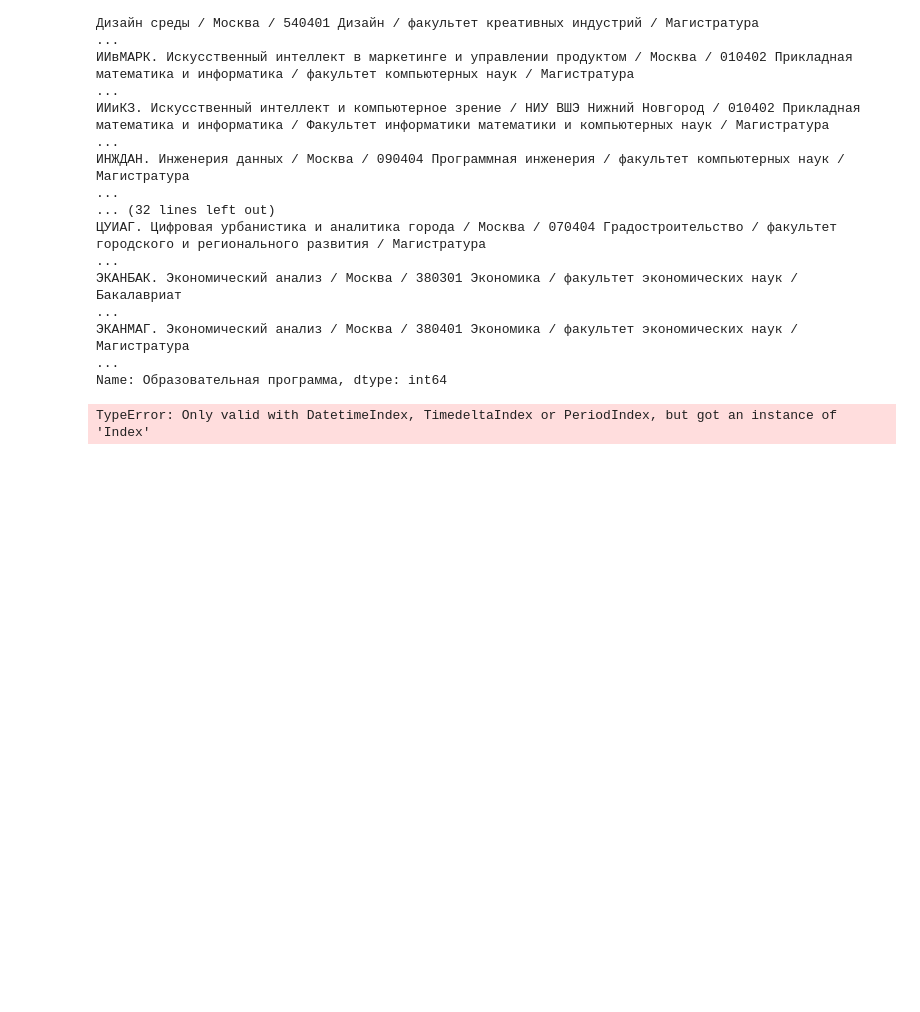
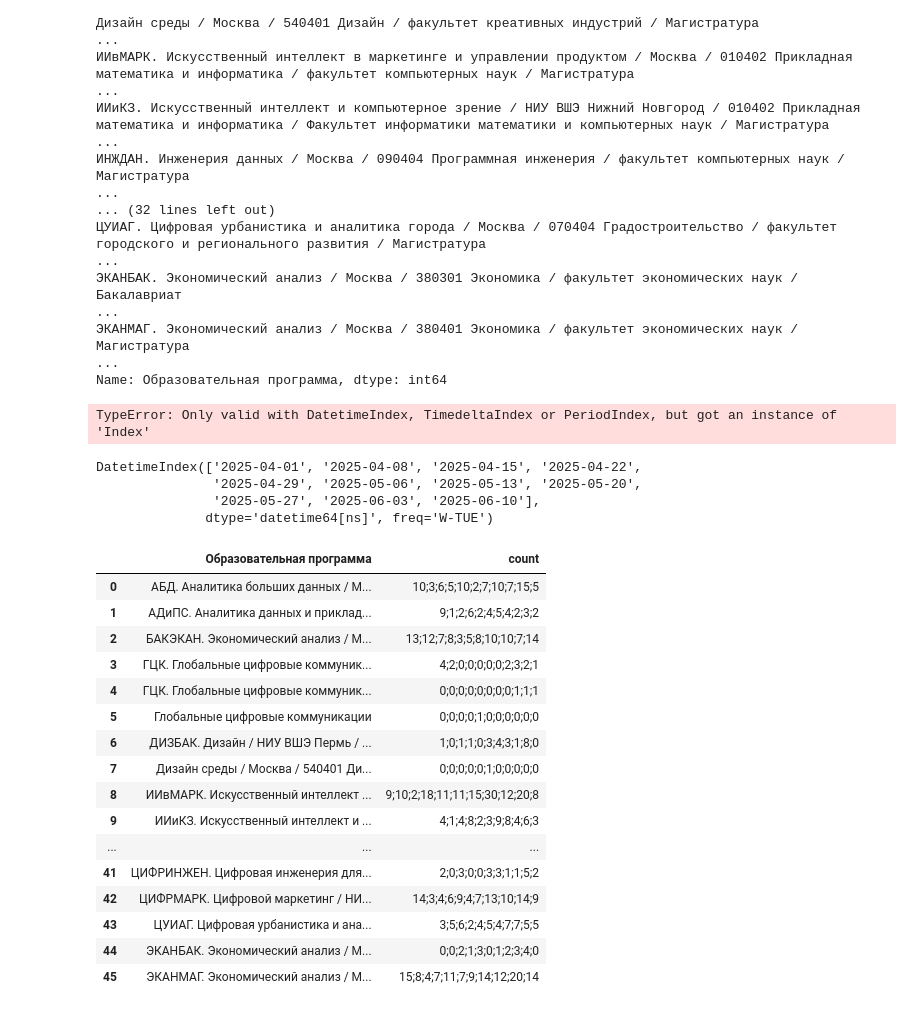
Before and after one commit to iasonov/HSE_dashboard, a Jupyter notebook: src/test.ipynb, the cells around one changed output. Saved outputs shown, nothing was run; the diff lists cells and outputs as text; code cells hidden in the pictures; blank space fills up the shorter version.

Commit message:
Weekly trends in development

```diff
--- a/src/test.ipynb
+++ b/src/test.ipynb
@@ -3047,3 +3050,72 @@ def process_bitrix_by_week(df, df_bitrix_after_april):
     # return np.array2string(counts.values, separator=";")[1:-1]
 
     return df_bitrix_after_april
+# %%
+df = df_bitrix_after_april.copy()
+df[bitrix_col_date] = pd.to_datetime(df[bitrix_col_date])
+
+# Вычисляем номер недели (можно также использовать понедельник недели как якорь)
+df['week_start'] = df[bitrix_col_date].dt.to_period('W-MON').apply(lambda r: r.start_time)
+
+# Группируем по программе и неделе
+weekly_counts = df.groupby([col_programs_names, 'week_start']).size().reset_index(name='count')
+
+# Получим все уникальные программы и все недели
+all_programs = weekly_counts[col_programs_names].unique()
+all_weeks = pd.date_range(start=pd.Timestamp(year=2025, month=4, day=1, hour=0, minute=0, second=0),
+                          end=weekly_counts['week_start'].max(),
+                          freq='W-TUE')  # каждую неделю по понедельникам
+
+all_weeks
+# %% [output]
+DatetimeIndex(['2025-04-01', '2025-04-08', '2025-04-15', '2025-04-22',
+               '2025-04-29', '2025-05-06', '2025-05-13', '2025-05-20',
+               '2025-05-27', '2025-06-03', '2025-06-10'],
+              dtype='datetime64[ns]', freq='W-TUE')
+# %%
+df = df_bitrix_after_april.copy()
+df[bitrix_col_date] = pd.to_datetime(df[bitrix_col_date])
+
+# Вычисляем номер недели (можно также использовать понедельник недели как якорь)
+df['week_start'] = df[bitrix_col_date].dt.to_period('W-MON').apply(lambda r: r.start_time)
+
+# Группируем по программе и неделе
+weekly_counts = df.groupby([col_programs_names, 'week_start']).size().reset_index(name='count')
+
+# Получим все уникальные программы и все недели
+all_programs = weekly_counts[col_programs_names].unique()
+all_weeks = pd.date_range(start=pd.Timestamp(year=2025, month=4, day=1, hour=0, minute=0, second=0),
+                          end=weekly_counts['week_start'].max(),
+                          freq='W-TUE')  # каждую неделю по понедельникам
+
+# Создаем полную сетку: программа × неделя
+full_index = pd.MultiIndex.from_product([all_programs, all_weeks], names=[col_programs_names, 'week_start'])
+full_df = pd.DataFrame(index=full_index).reset_index()
+
+# Объединяем с посчитанными заявками
+merged = pd.merge(full_df, weekly_counts, how='left', on=[col_programs_names, 'week_start'])
+merged['count'] = merged['count'].fillna(0).astype(int)
+
+# Группируем по программе и объединяем значения в строку через ";"
+result = merged.groupby(col_programs_names)['count'].apply(lambda x: ';'.join(map(str, x))).reset_index()
+
+# Результат в DataFrame `result`
+display(result)
+# %% [output]
+|  | Образовательная программа | count |
+| 0 | АБД. Аналитика больших данных / М... | 10;3;6;5;10;2;7;10;7;15;5 |
+| 1 | АДиПС. Аналитика данных и приклад... | 9;1;2;6;2;4;5;4;2;3;2 |
+| 2 | БАКЭКАН. Экономический анализ / М... | 13;12;7;8;3;5;8;10;10;7;14 |
+| 3 | ГЦК. Глобальные цифровые коммуник... | 4;2;0;0;0;0;0;2;3;2;1 |
+| 4 | ГЦК. Глобальные цифровые коммуник... | 0;0;0;0;0;0;0;0;1;1;1 |
+| 5 | Глобальные цифровые коммуникации | 0;0;0;0;1;0;0;0;0;0;0 |
+| 6 | ДИЗБАК. Дизайн / НИУ ВШЭ Пермь / ... | 1;0;1;1;0;3;4;3;1;8;0 |
+| 7 | Дизайн среды / Москва / 540401 Ди... | 0;0;0;0;0;1;0;0;0;0;0 |
+| 8 | ИИвМАРК. Искусственный интеллект ... | 9;10;2;18;11;11;15;30;12;20;8 |
+| 9 | ИИиКЗ. Искусственный интеллект и ... | 4;1;4;8;2;3;9;8;4;6;3 |
+| ... | ... | ... |
+| 41 | ЦИФРИНЖЕН. Цифровая инженерия для... | 2;0;3;0;0;3;3;1;1;5;2 |
+| 42 | ЦИФРМАРК. Цифровой маркетинг / НИ... | 14;3;4;6;9;4;7;13;10;14;9 |
+| 43 | ЦУИАГ. Цифровая урбанистика и ана... | 3;5;6;2;4;5;4;7;7;5;5 |
+| 44 | ЭКАНБАК. Экономический анализ / М... | 0;0;2;1;3;0;1;2;3;4;0 |
+| 45 | ЭКАНМАГ. Экономический анализ / М... | 15;8;4;7;11;7;9;14;12;20;14 |
```
Also changed, not shown: parts of 4 cells of this notebook, 4 other files.
